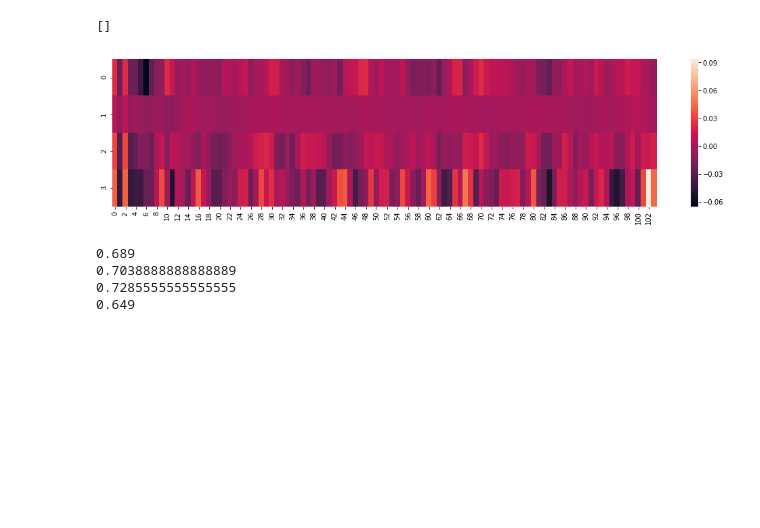
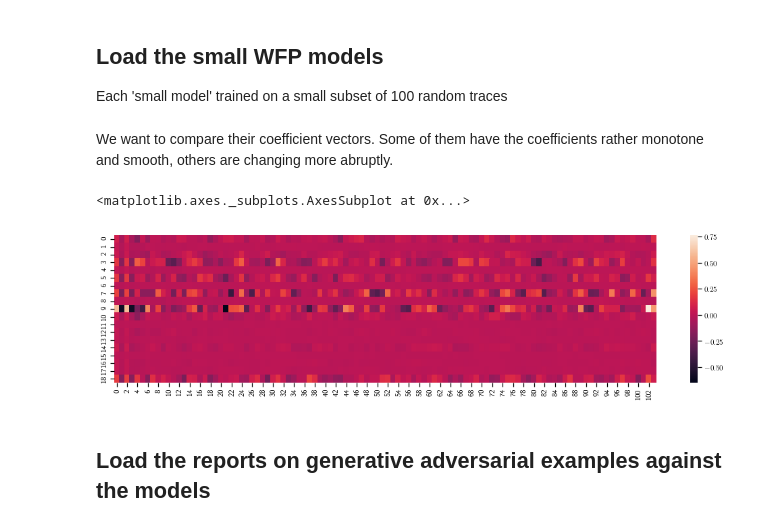
Before and after one commit to spring-epfl/trickster, a Jupyter notebook: notebooks/wfp_small_models_experiment.ipynb, the cells around one changed output. Saved outputs shown, nothing was run; the diff lists cells and outputs as text; code cells hidden in the pictures; blank space fills up the shorter version.

Commit message:
Finish the small models experiment notebook

```diff
--- a/notebooks/wfp_small_models_experiment.ipynb
+++ b/notebooks/wfp_small_models_experiment.ipynb
@@ -9,18 +14,27 @@ import pandas as pd
 from matplotlib import pyplot as plt
 
 from trickster.wfp_helper import load_data, extract
+# %%
+sns.set_context('notebook')
+
+plt.rc('text', usetex=True)
+plt.rc('font', family='sans-serif')
+# %% [markdown]
+## Load the small WFP models
+
+Each 'small model' trained on a small subset of 100 random traces
 # %%
-model_pickle_names = ['../models/small_model_{}.pkl'.format(i) for i in range(1, 5)]
+model_pickle_names = ['../models/small_model_{}.pkl'.format(i) for i in range(1, 20)]
 models = [pickle.load(open(filename, 'rb')) for filename in model_pickle_names]
 # %%
 coefs = [model.coef_[0] for model in models]
+# %% [markdown]
+We want to compare their coefficient vectors. Some of them have the coefficients rather monotone and smooth, others are changing more abruptly.
 # %%
 fig, ax = plt.subplots()
 fig.set_figwidth(18)
 
 sns.heatmap(coefs, ax=ax)
-
-plt.plot()
 # %% [output]
-[]
+<matplotlib.axes._subplots.AxesSubplot at 0x...>
-[figure, old version]
+[figure, new version]
@@ -31,10 +41,4 @@ X_features = [extract(trace) for trace in X]
-# %%
-model_perfs = [model.score(X_features, y) for model in models]
-for acc in model_perfs: print(acc)
-# %% [output]
-0.689
-0.7038888888888889
-0.7285555555555555
-0.649
+# %% [markdown]
+## Load the reports on generative adversarial examples against the models
 # %%
 adv_results_pickle_names = ['../out/results_small_model_{}.pkl'.format(i)
```
Also changed, not shown: parts of 13 cells of this notebook.
